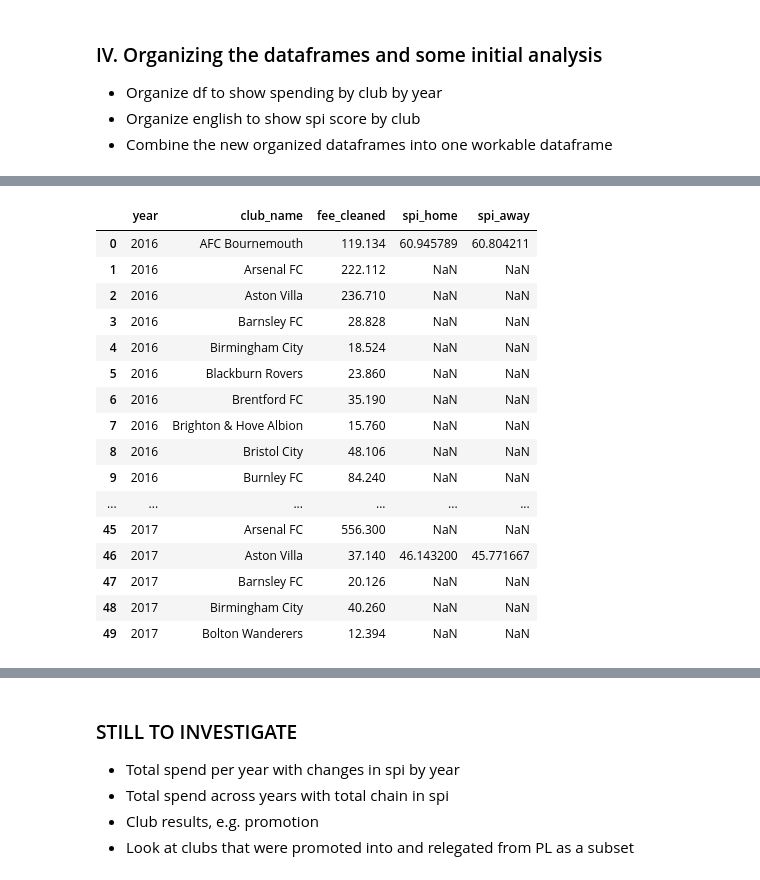
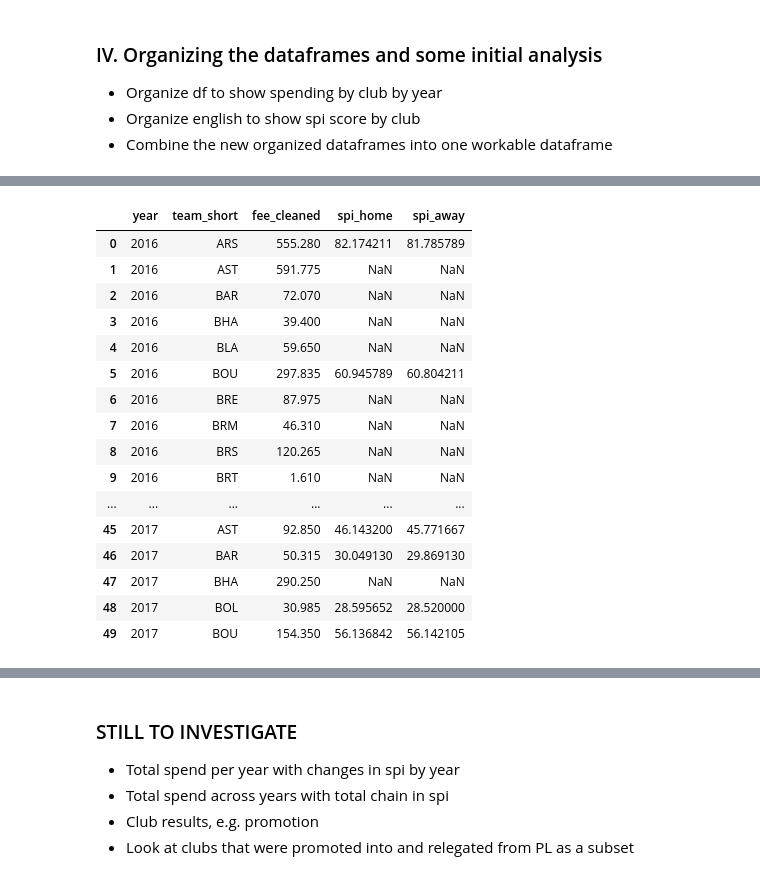
Before and after one commit to tdraths/transfers_capstone, a Jupyter notebook: notebooks/data_wrangling_ver_2.ipynb, the cells around one changed output, grey strips where cells are left out. Saved outputs shown, nothing was run; the diff lists cells and outputs as text; code cells hidden in the pictures.

```diff
--- a/notebooks/data_wrangling_ver_2.ipynb
+++ b/notebooks/data_wrangling_ver_2.ipynb
@@ -315,9 +444,7 @@ english.to_csv("/home/tdraths/sb_assignments/Transfers_Capstone/data/data_cleani
 * Combine the new organized dataframes into one workable dataframe
 # %%
 # Organizing df so that I can see what clubs spent in total across each season
-df_agg_clubs = df.groupby(['year', 'club_name'], as_index=False).sum().loc[:, ['year', 'club_name', 'fee_cleaned']]
-df_agg_clubs.groupby(['club_name']).count()
-
-# I have a decision to make - should I continue to include the clubs that not in either league for at least one of the seasons we are investigating?
+all_transfers_agg_clubs = all_transfers.groupby(['year', 'team_short'], as_index=False).sum().loc[:,['year', 'team_short', 'fee_cleaned']]
+all_transfers_agg_clubs.groupby(['team_short']).count()
 # %% [output]
 |  | year | fee_cleaned |
@@ -341,6 +468,6 @@ df_agg_clubs.groupby(['club_name']).count()
 # %%
 # Creating a dataframe showing the SPI score for the home team during each season
-spi_home = english.groupby(['season', 'team1'], as_index=False).mean().loc[:, ['season', 'team1', 'spi1']]
-spi_home.columns = ['year', 'club_name', 'spi_home']
+spi_home = english.groupby(['season', 'team1_short'], as_index=False).mean().loc[:, ['season','team1_short', 'spi1']]
+spi_home.columns = ['year', 'team_short', 'spi_home']
 spi_home
 # %% [output]
@@ -359,7 +486,7 @@ spi_home
 196 rows × 3 columns
 # %%
 # Creating a dataframe showing the SPI score for the away team during each season
-spi_away = english.groupby(['season', 'team2'], as_index=False).mean().loc[:, ['season', 'team2', 'spi2']]
-spi_away.columns = ['year', 'club_name', 'spi_away']
+spi_away = english.groupby(['season', 'team2_short'], as_index=False).mean().loc[:, ['season', 'team2_short', 'spi2']]
+spi_away.columns = ['year', 'team_short', 'spi_away']
 spi_away
 # %% [output]
@@ -378,6 +505,6 @@ spi_away
 196 rows × 3 columns
 # %%
 # Merging home and away dataframes into one that shows SPI scores per club per season
-spi_scores = spi_home.merge(spi_away, how='inner', on=['year', 'club_name'])
+spi_scores = spi_home.merge(spi_away, how='inner', on=['year', 'team_short'])
 spi_scores.head(40)
 # %% [output]
@@ -401,22 +528,22 @@ spi_scores.head(40)
 # %%
 # Merging df_agg_clubs and spi_scores to get one workable dataframe
-avg_spend_spi = df_agg_clubs.merge(spi_scores, how='outer', on=['club_name', 'year'])
+avg_spend_spi = all_transfers_agg_clubs.merge(spi_scores, how='outer', on=['team_short', 'year'])
 avg_spend_spi.head(50)
 # %% [output]
-|  | year | club_name | fee_cleaned | spi_home | spi_away |
-| 0 | 2016 | AFC Bournemouth | 119.134 | 60.945789 | 60.804211 |
-| 1 | 2016 | Arsenal FC | 222.112 | NaN | NaN |
-| 2 | 2016 | Aston Villa | 236.710 | NaN | NaN |
-| 3 | 2016 | Barnsley FC | 28.828 | NaN | NaN |
-| 4 | 2016 | Birmingham City | 18.524 | NaN | NaN |
-| 5 | 2016 | Blackburn Rovers | 23.860 | NaN | NaN |
-| 6 | 2016 | Brentford FC | 35.190 | NaN | NaN |
-| 7 | 2016 | Brighton & Hove Albion | 15.760 | NaN | NaN |
-| 8 | 2016 | Bristol City | 48.106 | NaN | NaN |
-| 9 | 2016 | Burnley FC | 84.240 | NaN | NaN |
+|  | year | team_short | fee_cleaned | spi_home | spi_away |
+| 0 | 2016 | ARS | 555.280 | 82.174211 | 81.785789 |
+| 1 | 2016 | AST | 591.775 | NaN | NaN |
+| 2 | 2016 | BAR | 72.070 | NaN | NaN |
+| 3 | 2016 | BHA | 39.400 | NaN | NaN |
+| 4 | 2016 | BLA | 59.650 | NaN | NaN |
+| 5 | 2016 | BOU | 297.835 | 60.945789 | 60.804211 |
+| 6 | 2016 | BRE | 87.975 | NaN | NaN |
+| 7 | 2016 | BRM | 46.310 | NaN | NaN |
+| 8 | 2016 | BRS | 120.265 | NaN | NaN |
+| 9 | 2016 | BRT | 1.610 | NaN | NaN |
 | ... | ... | ... | ... | ... | ... |
-| 45 | 2017 | Arsenal FC | 556.300 | NaN | NaN |
-| 46 | 2017 | Aston Villa | 37.140 | 46.143200 | 45.771667 |
-| 47 | 2017 | Barnsley FC | 20.126 | NaN | NaN |
-| 48 | 2017 | Birmingham City | 40.260 | NaN | NaN |
-| 49 | 2017 | Bolton Wanderers | 12.394 | NaN | NaN |
+| 45 | 2017 | AST | 92.850 | 46.143200 | 45.771667 |
+| 46 | 2017 | BAR | 50.315 | 30.049130 | 29.869130 |
+| 47 | 2017 | BHA | 290.250 | NaN | NaN |
+| 48 | 2017 | BOL | 30.985 | 28.595652 | 28.520000 |
+| 49 | 2017 | BOU | 154.350 | 56.136842 | 56.142105 |
```
Also changed, not shown: parts of 34 cells of this notebook, 1 other file.
